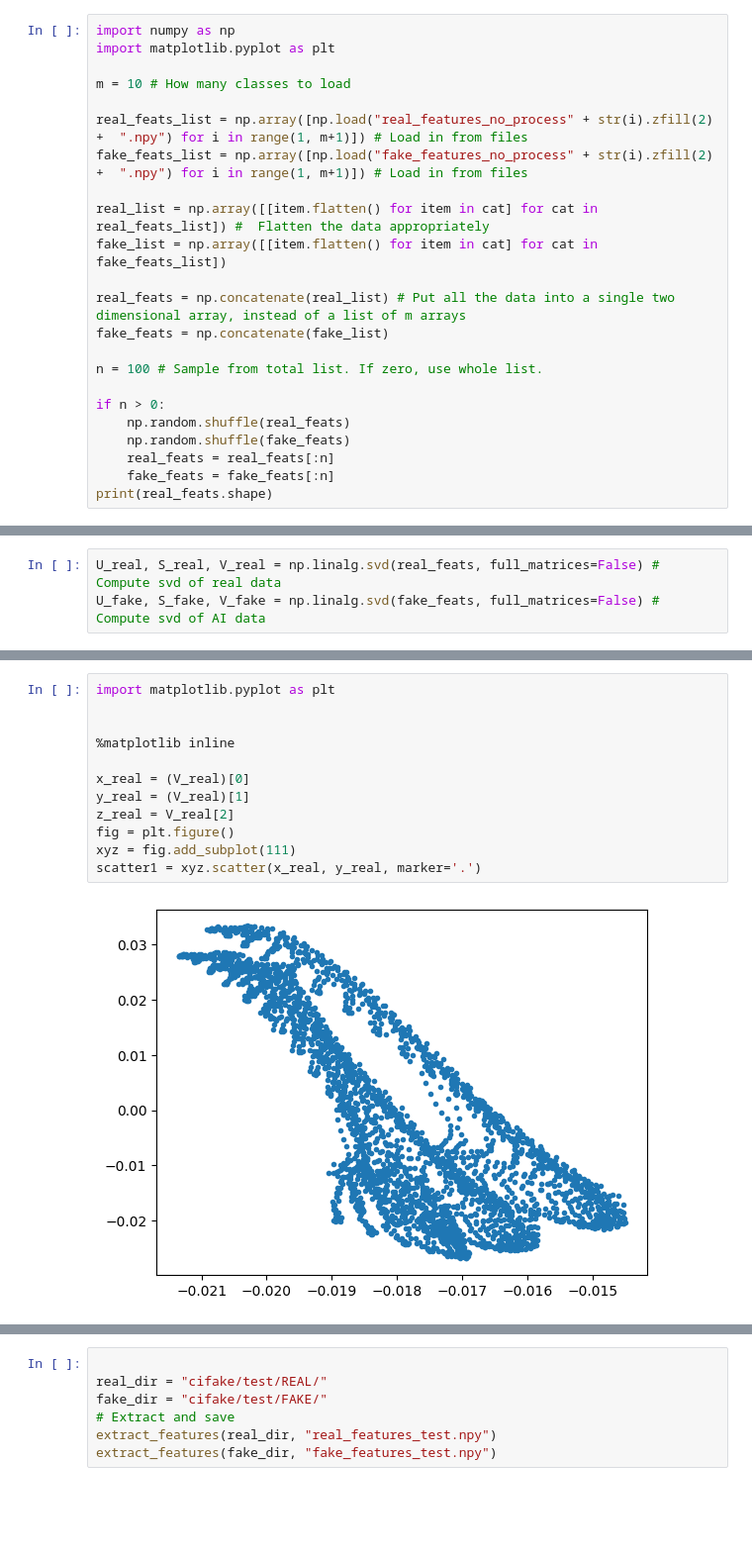
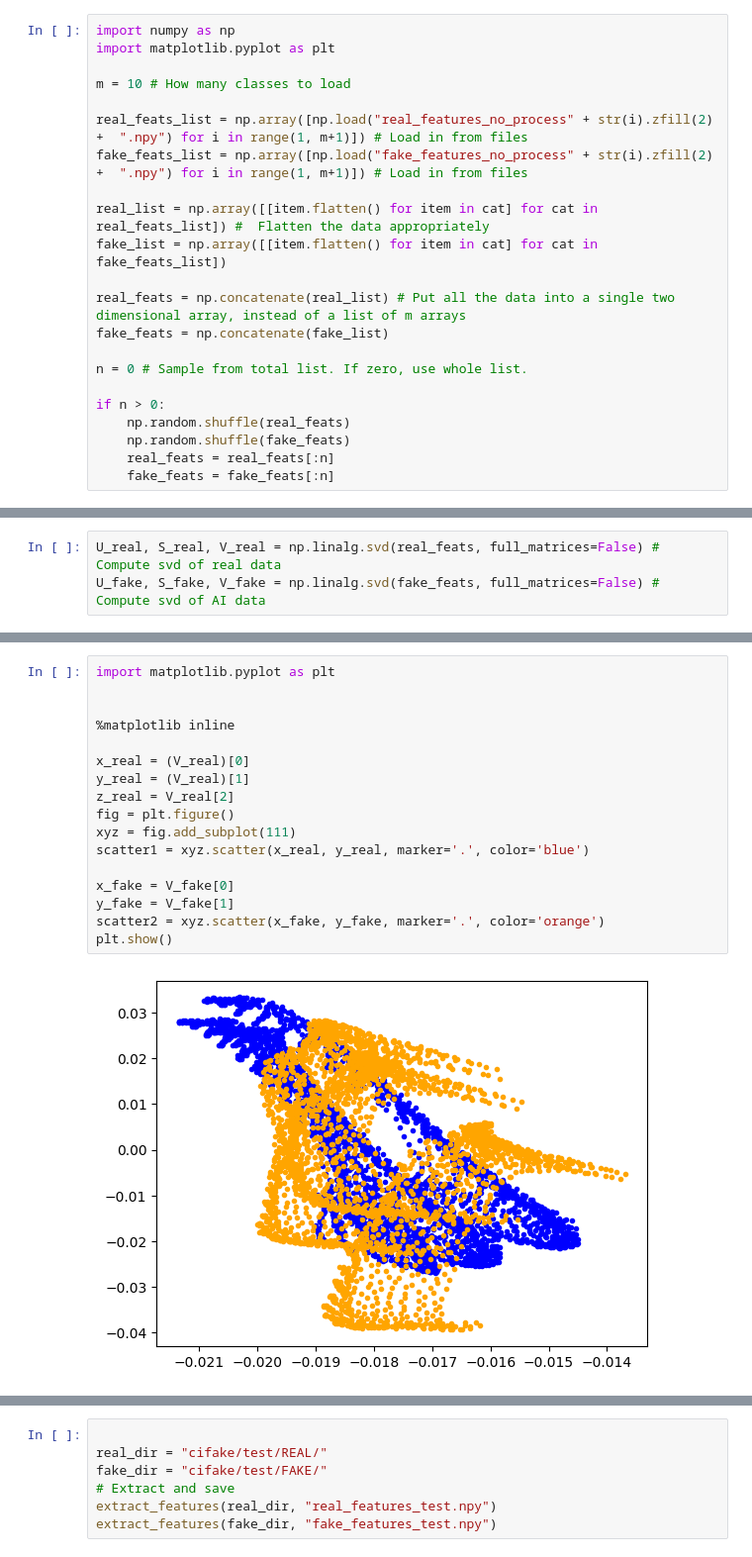
Before and after one commit to skyler-marks/ai-image-detection, a Jupyter notebook: dimensional-reduction.ipynb, the cells around one changed output, grey strips where cells are left out. Shown: that part at 99% size. Saved outputs shown, nothing was run; the diff lists cells and outputs as text; blank space fills up the shorter version.

```diff
--- a/dimensional-reduction.ipynb
+++ b/dimensional-reduction.ipynb
@@ -51,11 +51,10 @@ fake_list = np.array([[item.flatten() for item in cat] for cat in fake_feats_lis
 real_feats = np.concatenate(real_list) # Put all the data into a single two dimensional array, instead of a list of m arrays
 fake_feats = np.concatenate(fake_list)
 
-n = 100 # Sample from total list. If zero, use whole list.
+n = 0 # Sample from total list. If zero, use whole list.
 
 if n > 0:
     np.random.shuffle(real_feats)
     np.random.shuffle(fake_feats)
     real_feats = real_feats[:n]
     fake_feats = fake_feats[:n]
-print(real_feats.shape)
@@ -75,14 +72,19 @@ plt.legend()
 # %%
 import matplotlib.pyplot as plt
 
 
 %matplotlib inline
 
 x_real = (V_real)[0]
 y_real = (V_real)[1]
 z_real = V_real[2]
 fig = plt.figure()
 xyz = fig.add_subplot(111)
-scatter1 = xyz.scatter(x_real, y_real, marker='.')
+scatter1 = xyz.scatter(x_real, y_real, marker='.', color='blue')
+
+x_fake = V_fake[0]
+y_fake = V_fake[1]
+scatter2 = xyz.scatter(x_fake, y_fake, marker='.', color='orange')
+plt.show()
 # %% [output]
-[figure, old version]
+[figure, new version]
```
Also changed, not shown: parts of 5 cells of this notebook.
